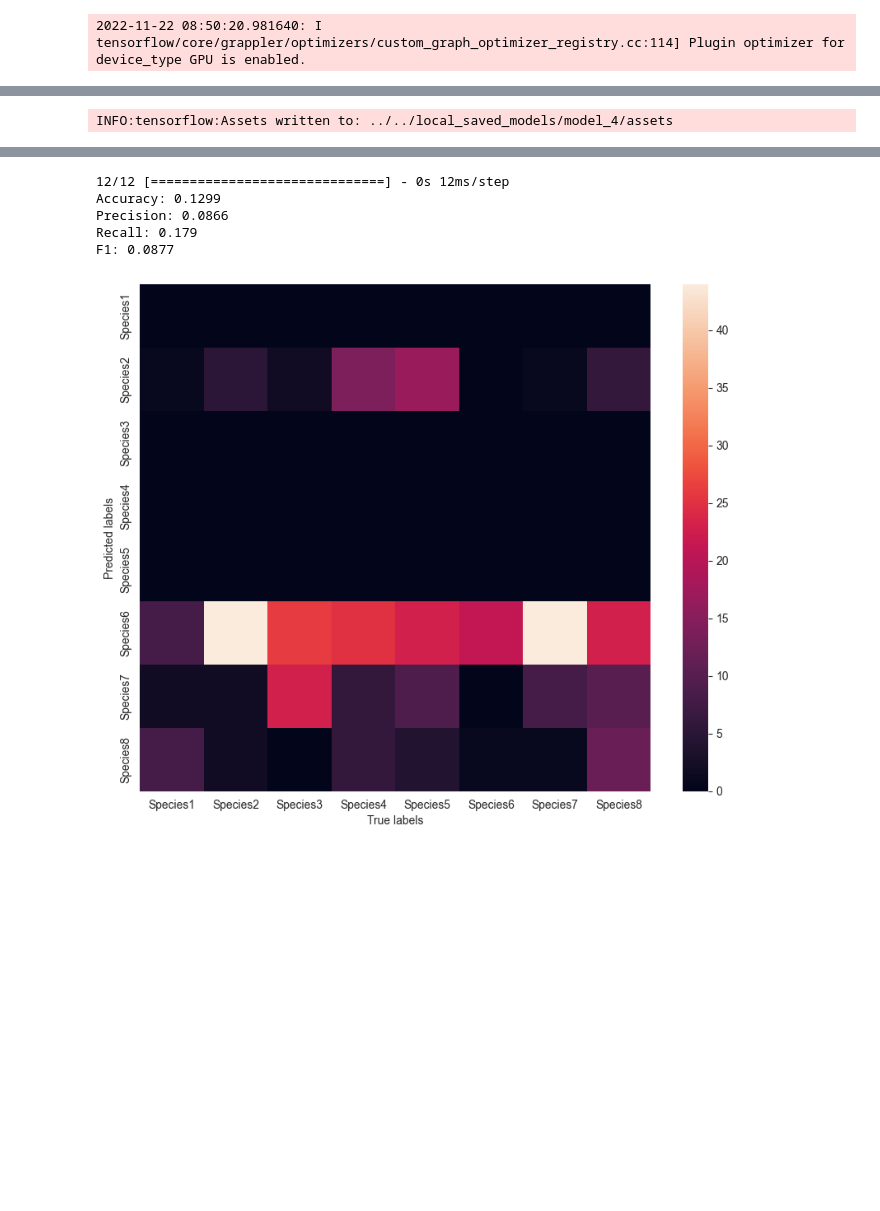
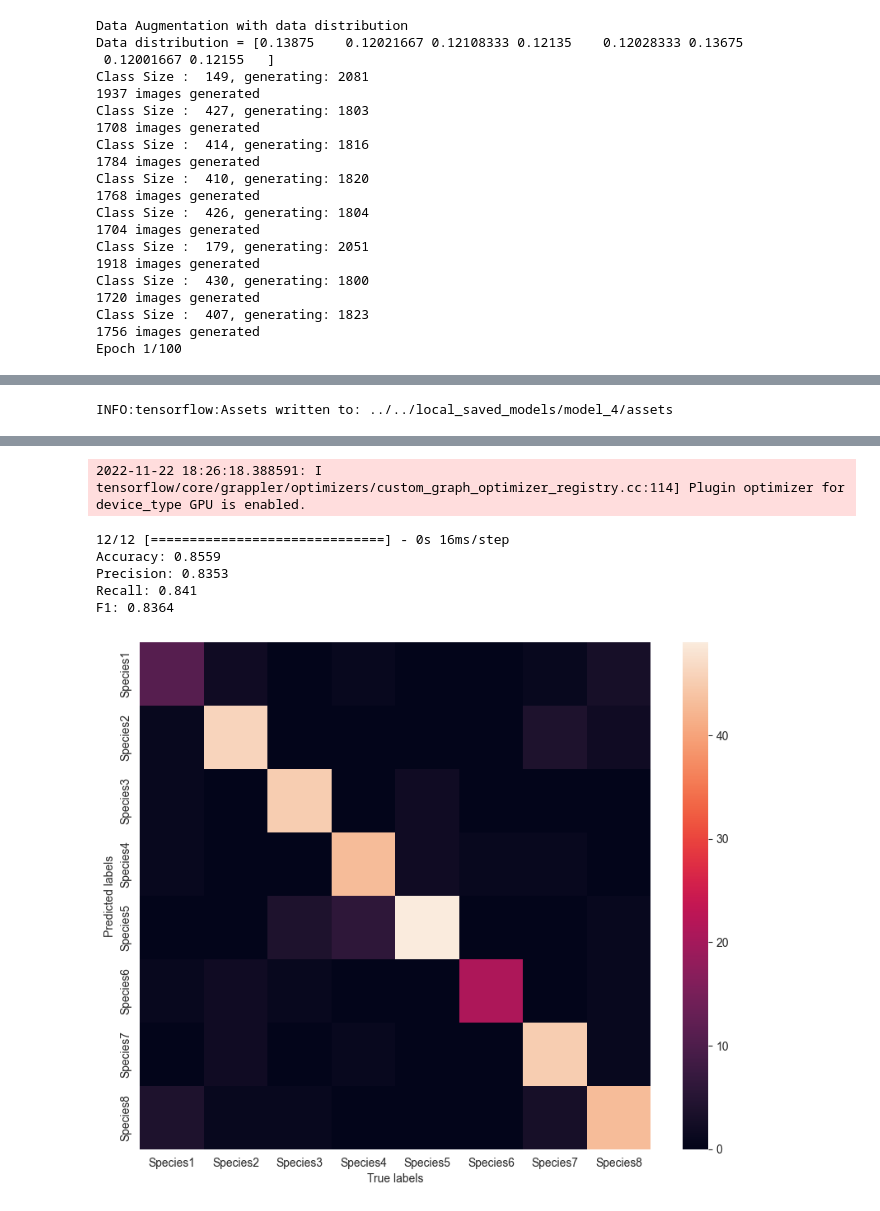
Before and after one commit to marcofasa/AN2DL-Challenges, a Jupyter notebook: Homework1/Models/Model5/Pipeline.ipynb, the cells around one changed output, grey strips where cells are left out. Saved outputs shown, nothing was run; the diff lists cells and outputs as text; code cells hidden in the pictures; blank space fills up the shorter version.

Commit message:
fix shuffle

```diff
--- a/Homework1/Models/Model5/Pipeline.ipynb
+++ b/Homework1/Models/Model5/Pipeline.ipynb
@@ -336,7 +445,7 @@ X_test = X_test / 255.
 X_train, X_val, Y_train, Y_val = train_test_split(X_train, Y_train, random_state=seed,
                                                   test_size=int(0.1 * dataset_size), stratify=Y_train)
 old_y_train = Y_train
-X_train, Y_train = dataset_helper.apply_data_augmentation_normalized(X_train, Y_train, 20000, disable_tqdm=True,
+X_train, Y_train = dataset_helper.apply_data_augmentation_normalized(X_train, Y_train, 15000, disable_tqdm=True,
                                                                      rotation_range=360,
                                                                      width_shift_range=0.2,
                                                                      height_shift_range=0.2,
@@ -344,10 +453,15 @@ X_train, Y_train = dataset_helper.apply_data_augmentation_normalized(X_train, Y_
                                                                      fill_mode="reflect",
                                                                      horizontal_flip=True,
                                                                      vertical_flip=True,
-                                                                     brightness_range=(0.5, 1.1), seed=5678)
+                                                                     brightness_range=(0.5, 1.1), seed=8374)
 
-X_train, Y_train = DatasetHelper.keras_cv_augmentation(X_train, Y_train, 0.1)
-
+X_train, Y_train = DatasetHelper.keras_cv_augmentation(X_train, Y_train, 0.15)
+import random
+c = list(zip(X_train, Y_train))
+random.shuffle(c)
+X_train, Y_train = zip(*c)
+X_train = np.array(X_train)
+Y_train = np.array(Y_train)
 # Train the model
 #%env TF_FORCE_UNIFIED_MEMORY: 1
 callbacks_selected = model_helper.createCallbacks(earlyStopping=True, checkPoints=True, patience=25)
@@ -366,4 +480,23 @@ model_helper.save_model(model, 'model_4')
 model = model_helper.load_model('model_4')
 model_helper.show_confusion_matrix(X_test, Y_test, model=model)
 # %% [output]
-2022-11-22 08:50:20.981640: I tensorflow/core/grappler/optimizers/custom_graph_optimizer_registry.cc:114] Plugin optimizer for device_type GPU is enabled.
+Data Augmentation with data distribution
+Data distribution = [0.13875    0.12021667 0.12108333 0.12135    0.12028333 0.13675
+ 0.12001667 0.12155   ]
+Class Size :  149, generating: 2081
+1937 images generated
+Class Size :  427, generating: 1803
+1708 images generated
+Class Size :  414, generating: 1816
+1784 images generated
+Class Size :  410, generating: 1820
+1768 images generated
+Class Size :  426, generating: 1804
+1704 images generated
+Class Size :  179, generating: 2051
+1918 images generated
+Class Size :  430, generating: 1800
+1720 images generated
+Class Size :  407, generating: 1823
+1756 images generated
+Epoch 1/100
@@ -377,6 +526,7 @@ INFO:tensorflow:Assets written to: ../../local_saved_models/model_4/assets
-12/12 [==============================] - 0s 12ms/step
-Accuracy: 0.1299
-Precision: 0.0866
-Recall: 0.179
-F1: 0.0877
+2022-11-22 18:26:18.388591: I tensorflow/core/grappler/optimizers/custom_graph_optimizer_registry.cc:114] Plugin optimizer for device_type GPU is enabled.
+12/12 [==============================] - 0s 16ms/step
+Accuracy: 0.8559
+Precision: 0.8353
+Recall: 0.841
+F1: 0.8364
-[figure, old version]
+[figure, new version]
```
Also changed, not shown: parts of 6 cells of this notebook.
